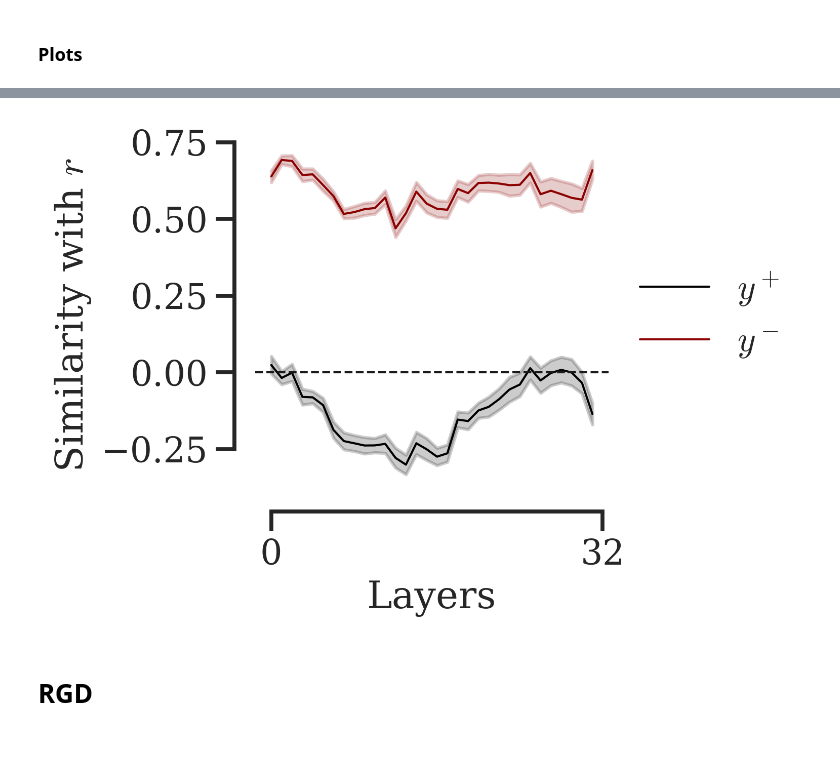
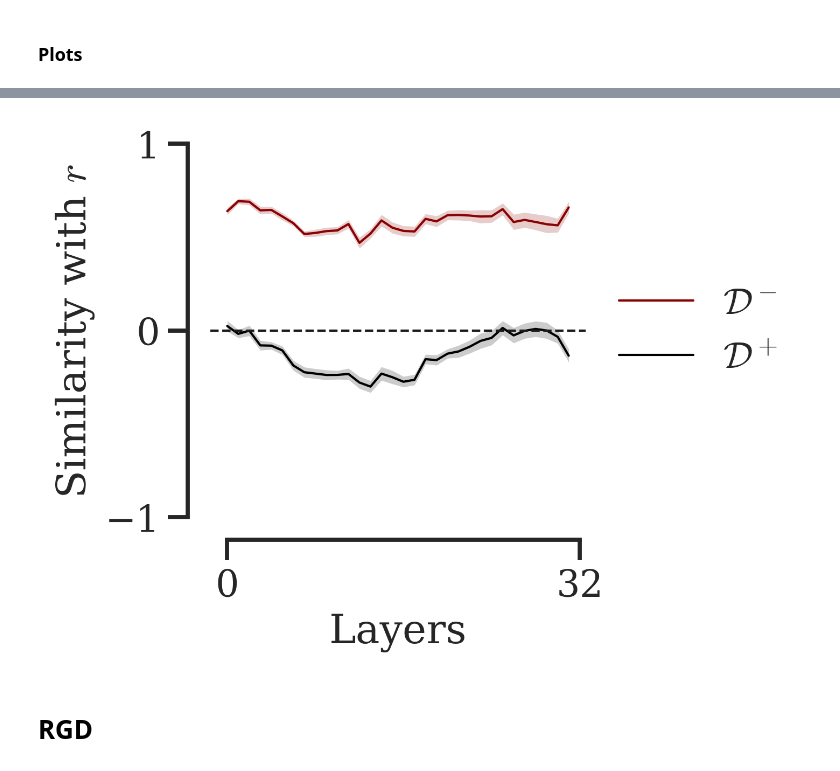
Before and after one commit to rgs2151/forget, a Jupyter notebook: notebooks_refuse/llama3.ipynb, the cells around one changed output, grey strips where cells are left out. Cells and saved outputs as stored; diff of their text form; code cells hidden in the pictures.

```diff
--- a/notebooks_refuse/llama3.ipynb
+++ b/notebooks_refuse/llama3.ipynb
@@ -35,6 +35,7 @@ plt.rcParams['axes.spines.top'] = False
 plt.rcParams['axes.spines.right'] = False
 plt.rcParams['lines.linewidth'] = 1
 plt.rcParams['figure.figsize'] = [3.0,3.0]
+plt.rcParams['patch.linewidth'] = 0
 
 from matplotlib import rcParams
 rcParams['image.interpolation'] = 'none'
@@ -494,37 +495,40 @@ for target in concepts:
     sim_neg = t.nn.functional.cosine_similarity(y_minus_acts, r_vec.unsqueeze(0), dim=-1)
 
     sim_pos_means.append(sim_pos.mean(dim=0))
     sim_neg_means.append(sim_neg.mean(dim=0))
 
 pos_df = pd.DataFrame(t.stack(sim_pos_means).detach().cpu().numpy()).reset_index().melt(id_vars="index", var_name="layer", value_name="similarity")
-pos_df["group"] = r"$y^+$"
+pos_df["group"] = r"$\mathcal{D}^+$"
 
 neg_df = pd.DataFrame(t.stack(sim_neg_means).detach().cpu().numpy()).reset_index().melt(id_vars="index", var_name="layer", value_name="similarity")
-neg_df["group"] = r"$y^-$"
+neg_df["group"] = r"$\mathcal{D}^-$"
 
 plot_sim_df = pd.concat([pos_df, neg_df], ignore_index=True)
 
 plt.figure(dpi=300)
 ax = sns.lineplot(
     data=plot_sim_df,
     x="layer",
     y="similarity",
     hue="group",
+    hue_order=[r"$\mathcal{D}^-$", r"$\mathcal{D}^+$"],
     estimator="mean",
     errorbar="sd",
-    palette=[SECONDARY_COLOR, PRIMARY_COLOR],
+    palette=[PRIMARY_COLOR, SECONDARY_COLOR],
+    err_kws={"linewidth": 0},
 )
 plt.axhline(0, color="k", linewidth=1, linestyle="--", alpha=1)
 
 plt.legend(loc="center left", bbox_to_anchor=(1, 0.5))
 
 plt.ylabel(r"Similarity with $r$")
 plt.xlabel(r"Layers")
 plt.xticks([0, 32])
+plt.yticks([-1, 0, 1])
 sns.despine(trim=True, offset=10)
 plt.show()
 # %% [output]
-[figure, old version]
+[figure, new version]
 # %% [markdown]
 # RGD
 # %%
```
Also changed, not shown: parts of 9 cells of this notebook, 2 other files.
